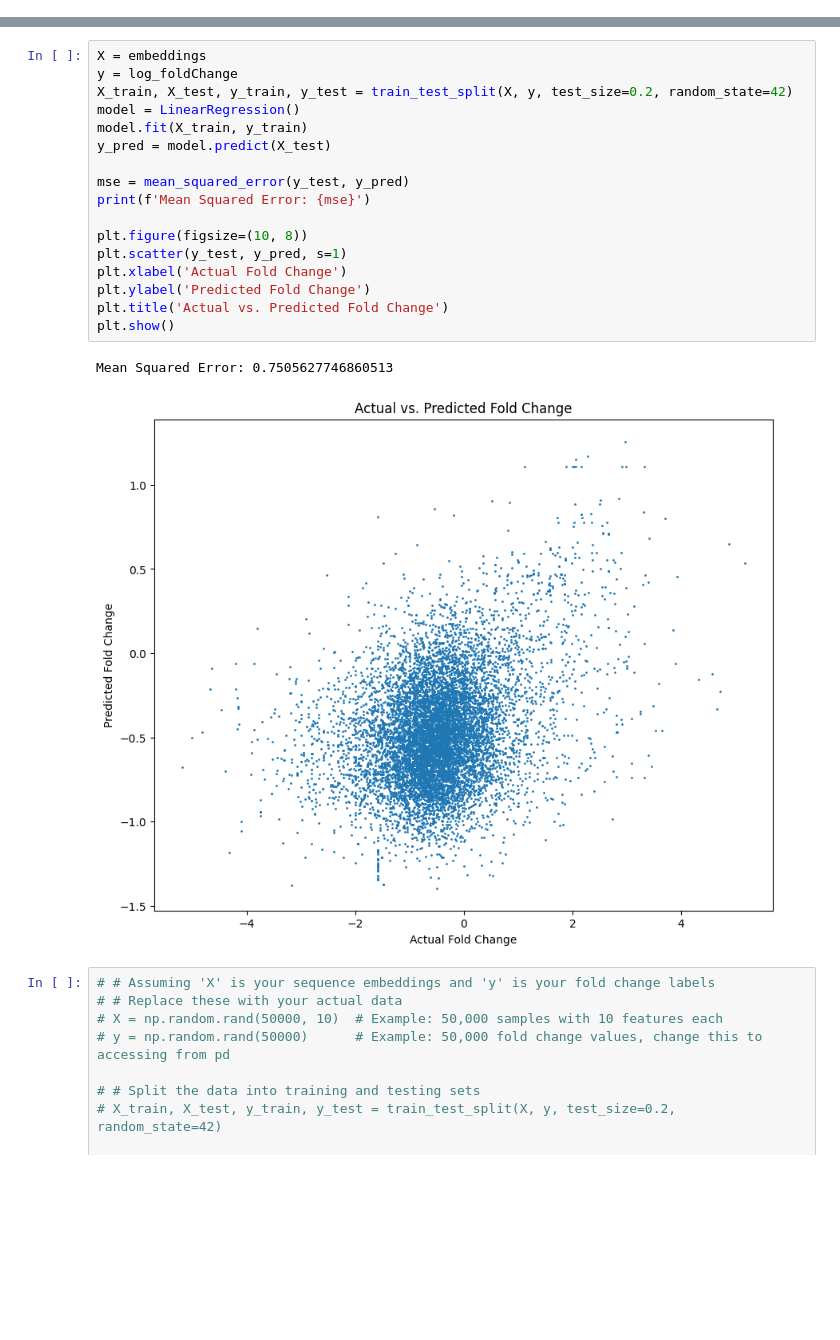
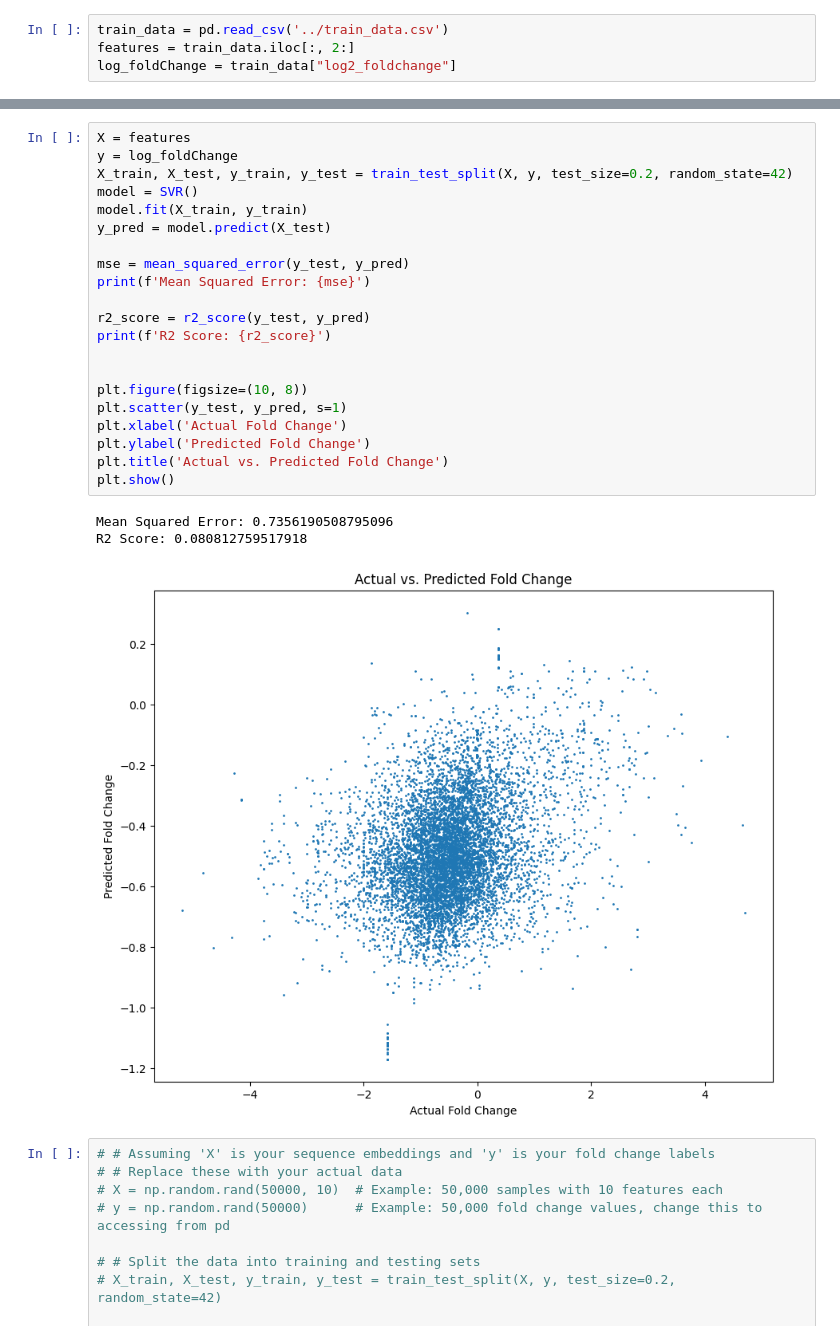
Before and after one commit to vratins/PromoterStrength, a Jupyter notebook: regressionModel.ipynb, the cells around one changed output, grey strips where cells are left out. Cells and saved outputs as stored; diff of their text form; blank space fills up the shorter version.

Commit message:
regression updated

```diff
--- a/regressionModel.ipynb
+++ b/regressionModel.ipynb
@@ -13,0 +43,4 @@ log_foldChange = filtered_data["log2_foldchange"]
+# %%
+train_data = pd.read_csv('../train_data.csv')
+features = train_data.iloc[:, 2:]
+log_foldChange = train_data["log2_foldchange"]
@@ -14,23 +75,28 @@ log_foldChange = filtered_data["log2_foldchange"]
 # %%
-X = embeddings
+X = features
 y = log_foldChange
 X_train, X_test, y_train, y_test = train_test_split(X, y, test_size=0.2, random_state=42)
-model = LinearRegression()
+model = SVR()
 model.fit(X_train, y_train)
 y_pred = model.predict(X_test)
 
 mse = mean_squared_error(y_test, y_pred)
 print(f'Mean Squared Error: {mse}')
+
+r2_score = r2_score(y_test, y_pred)
+print(f'R2 Score: {r2_score}')
+
 
 plt.figure(figsize=(10, 8))
 plt.scatter(y_test, y_pred, s=1)
 plt.xlabel('Actual Fold Change')
 plt.ylabel('Predicted Fold Change')
 plt.title('Actual vs. Predicted Fold Change')
 plt.show()
 # %% [output]
-Mean Squared Error: 0.7505627746860513
+Mean Squared Error: 0.7356190508795096
+R2 Score: 0.080812759517918
-[figure, old version]
+[figure, new version]
 # %%
 # # Assuming 'X' is your sequence embeddings and 'y' is your fold change labels
 # # Replace these with your actual data
```
Also changed, not shown: parts of 5 cells of this notebook, 1 other file.
